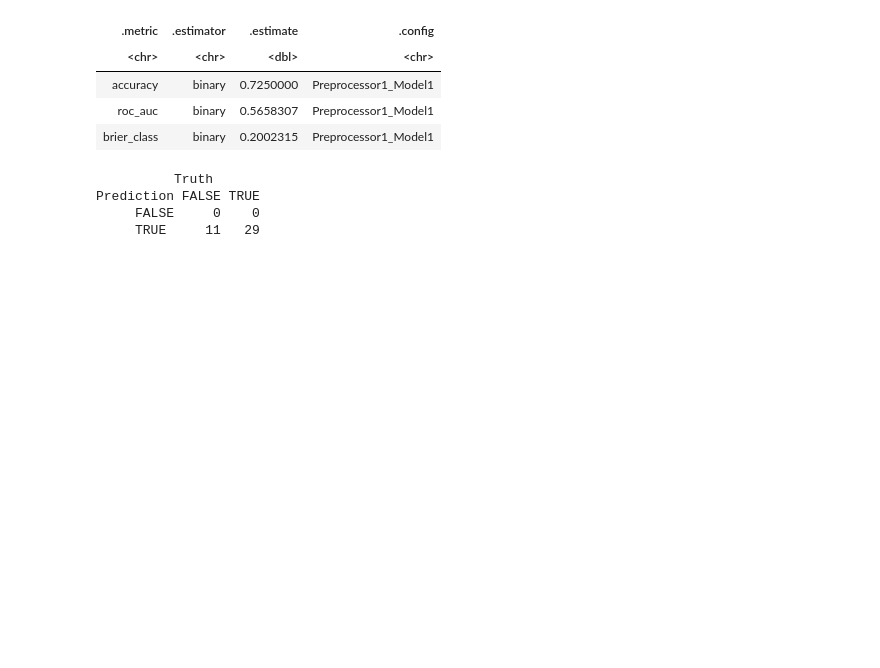
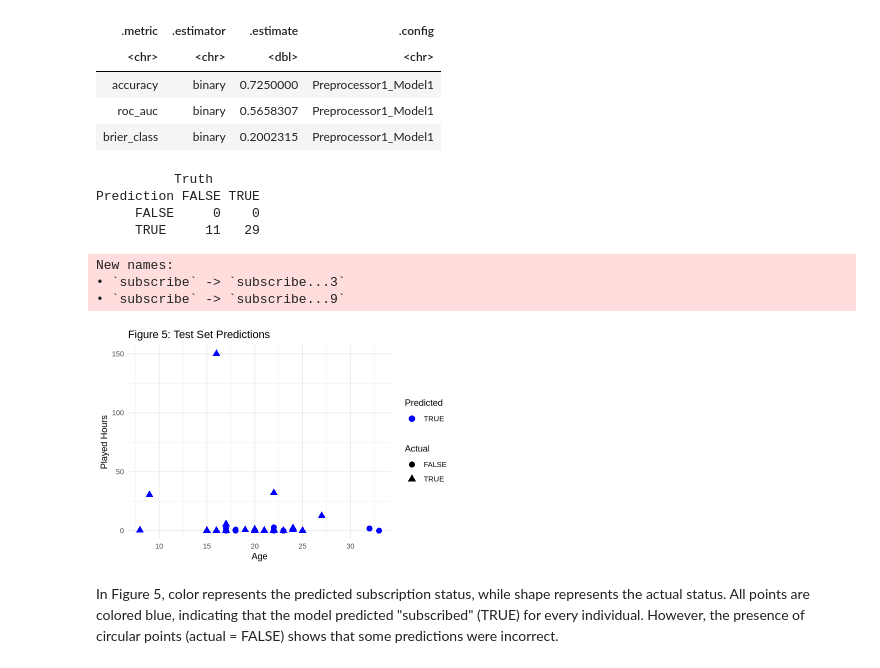
Before and after one commit to karanjohall/Project-Final-Report, a Jupyter notebook: methods_and_results.ipynb, the cells around one changed output. Drawn from its saved outputs; the diff is of its cells as text; code cells hidden in the pictures; blank space fills up the shorter version.

```diff
--- a/methods_and_results.ipynb
+++ b/methods_and_results.ipynb
@@ -159,3 +142,29 @@ final_fit |>
 Prediction FALSE TRUE
      FALSE     0    0
      TRUE     11   29
+# %%
+
+pred_data <- final_fit |> collect_predictions()
+
+test_preds <- bind_cols(test, pred_data) |>
+  rename(actual = subscribe...3, predicted = .pred_class)
+
+
+ggplot(test_preds, aes(x = Age, y = played_hours, color = predicted, shape = actual)) +
+  geom_point(size = 3) +
+  scale_color_manual(values = c("TRUE" = "blue", "FALSE" = "red")) +
+  labs(
+    title = "Figure 5: Test Set Predictions",
+    x = "Age",
+    y = "Played Hours",
+    color = "Predicted",
+    shape = "Actual"
+  ) +
+  theme_minimal()
+# %% [output]
+New names:
+• `subscribe` -> `subscribe...3`
+• `subscribe` -> `subscribe...9`
+[figure, added]
+# %% [markdown]
+In Figure 5, color represents the predicted subscription status, while shape represents the actual status. All points are colored blue, indicating that the model predicted "subscribed" (TRUE) for every individual. However, the presence of circular points (actual = FALSE) shows that some predictions were incorrect.
```
Also changed, not shown: parts of 6 cells of this notebook.
